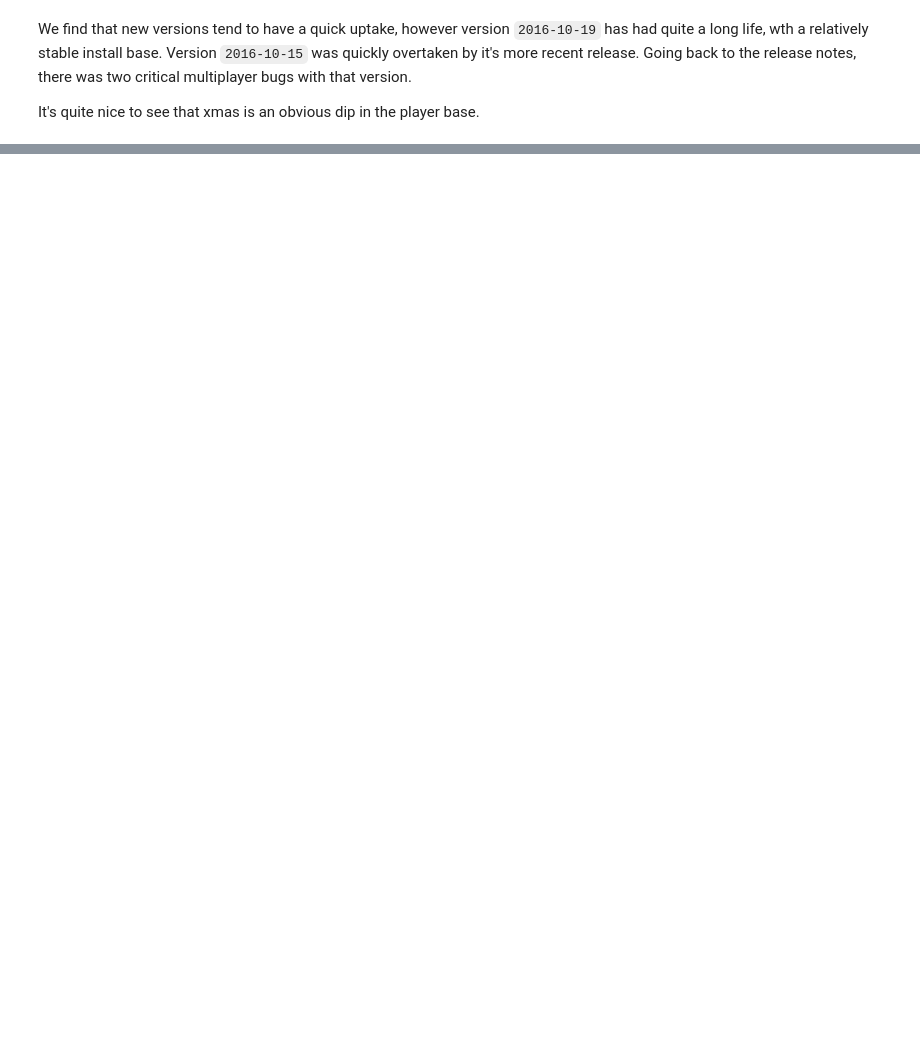
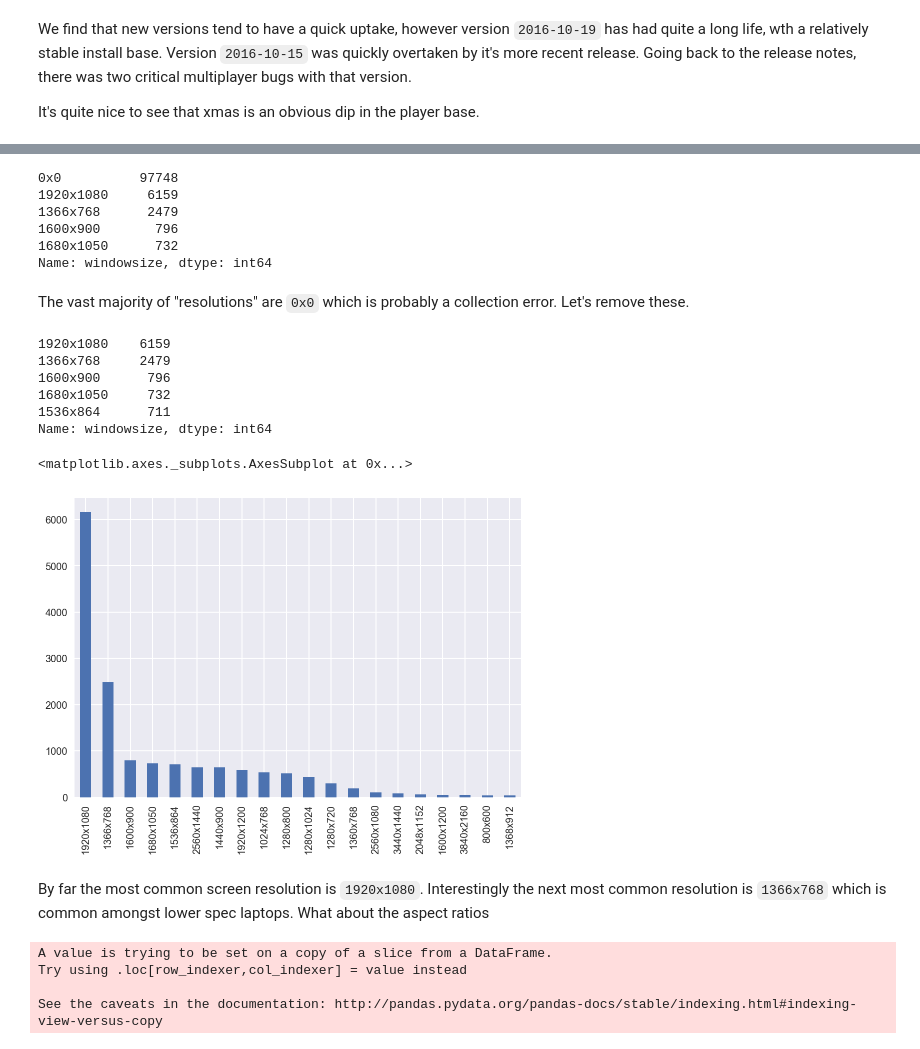
Before and after one commit to mindriot101/openra-analysis, a Jupyter notebook: new_ideas.ipynb, the cells around one changed output, grey strips where cells are left out. Saved outputs shown, nothing was run; the diff lists cells and outputs as text; code cells hidden in the pictures; blank space fills up the shorter version.

```diff
--- a/new_ideas.ipynb
+++ b/new_ideas.ipynb
@@ -175,0 +223,52 @@ It's quite nice to see that xmas is an obvious dip in the player base.
+# %%
+screen_info = pd.read_sql(
+    '''
+    SELECT windowsize, windowscale
+    FROM sysinfo
+    GROUP BY system_id
+    ''', sqlite_url)
+# %%
+counts = screen_info.windowsize.value_counts()
+counts.head()
+# %% [output]
+0x0          97748
+1920x1080     6159
+1366x768      2479
+1600x900       796
+1680x1050      732
+Name: windowsize, dtype: int64
+# %% [markdown]
+The vast majority of "resolutions" are `0x0` which is probably a collection error. Let's remove these.
+# %%
+screen_info = screen_info[screen_info.windowsize != '0x0']
+# %%
+counts = screen_info.windowsize.value_counts()
+counts.head()
+# %% [output]
+1920x1080    6159
+1366x768     2479
+1600x900      796
+1680x1050     732
+1536x864      711
+Name: windowsize, dtype: int64
+# %%
+counts[:20].plot.bar()
+# %% [output]
+<matplotlib.axes._subplots.AxesSubplot at 0x...>
+[figure, added]
+# %% [markdown]
+By far the most common screen resolution is `1920x1080`. Interestingly the next most common resolution is `1366x768` which is common amongst lower spec laptops. What about the aspect ratios
+# %%
+def parse_aspect_ratio(resolution):
+    try:
+        width, height = tuple(map(int, resolution.split('x')))
+        return width / height
+    except (ValueError, ZeroDivisionError):
+        return np.nan
+
+screen_info['aspect_ratio'] = screen_info.windowsize.astype(str).apply(parse_aspect_ratio)
+# %% [output]
+A value is trying to be set on a copy of a slice from a DataFrame.
+Try using .loc[row_indexer,col_indexer] = value instead
+
+See the caveats in the documentation: http://pandas.pydata.org/pandas-docs/stable/indexing.html#indexing-view-versus-copy
```
Also changed, not shown: parts of 23 cells of this notebook, 1 other file.
